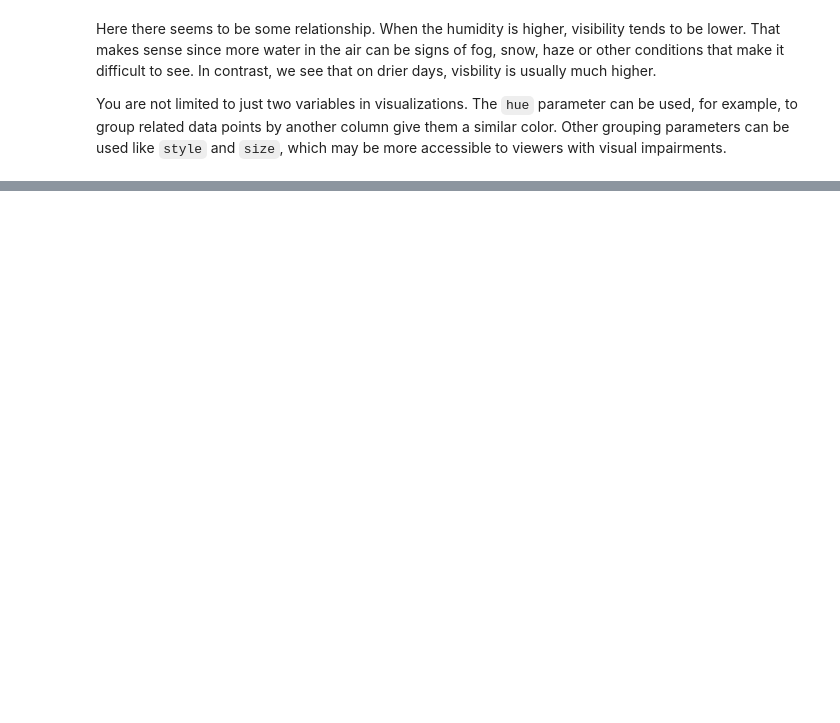
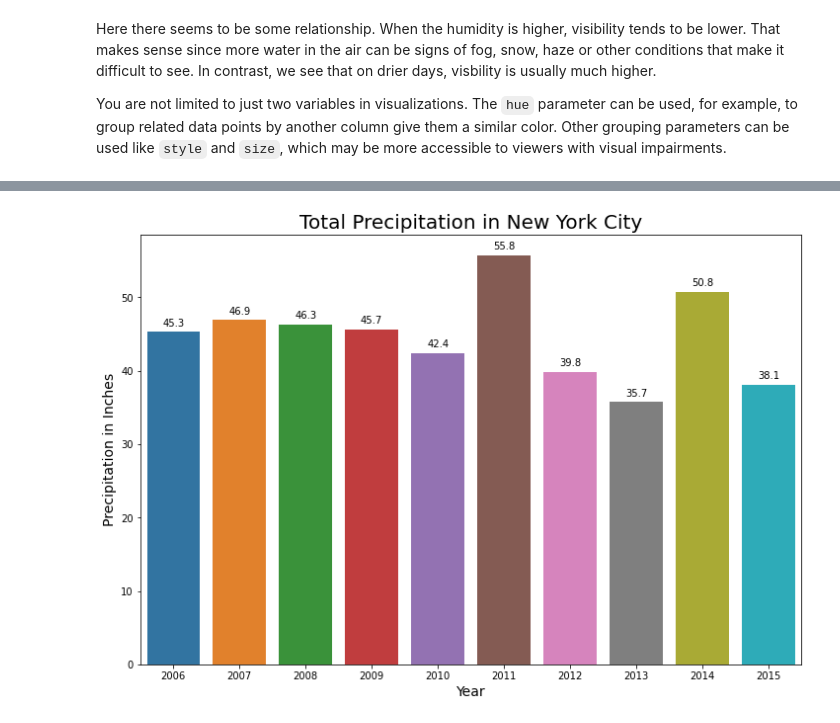
Before and after one commit to jamilnyc/notebooks, a Jupyter notebook: dataframe_visualization.ipynb, the cells around one changed output, grey strips where cells are left out. Drawn from its saved outputs; the diff is of its cells as text; code cells hidden in the pictures; blank space fills up the shorter version.

Commit message:
visualization | add example of bar graph with annotations

```diff
--- a/dataframe_visualization.ipynb
+++ b/dataframe_visualization.ipynb
@@ -89,0 +98,10 @@ g = sns.scatterplot(x="Mean.Humidity",
+# %%
+# Group by year and sum all column values in the same year
+# Reminder: df['Date'] is of type datetime64[ns], so the year must be extracted
+grp_by_year = df.groupby(df['Date'].dt.year)
+print('Data type after using groupby():', type(grp_by_year))
+by_year_sum = grp_by_year.sum()
+print('Date type after using sum():', type(by_year_sum), '\n')
+
+by_year_sum.info()
+by_year_sum.index
@@ -89,0 +142,26 @@ g = sns.scatterplot(x="Mean.Humidity",
+# %%
+# Our data
+last_ten = by_year_sum.tail(n=10)
+
+# Set figure size in inches (width, height)
+plt.figure(figsize=(12, 8))
+
+# Create the plot
+g = sns.barplot(data=last_ten, x=last_ten.index, y='PrecipitationIn')
+
+# Add labels
+g.set_title(label='Total Precipitation in New York City', fontdict={'fontsize': 20})
+axis_font = fontdict={'fontsize': 14}
+g.set_xlabel(xlabel='Year', fontdict=axis_font)
+g.set_ylabel(ylabel='Precipitation in Inches', fontdict=axis_font)
+
+# Annotate the bars with their values
+for bar in g.patches:
+    bar_text = format(bar.get_height(), '.1f')
+    annotation_coords = (bar.get_x() + bar.get_width()/2, bar.get_height())
+    text_coords = (0, 9)
+    text_offset_type = 'offset points'
+
+    g.annotate(text=bar_text, xy=annotation_coords, xytext=text_coords, textcoords=text_offset_type, ha='center', va='center')
+# %% [output]
+[figure, added]
```
Also changed, not shown: parts of 7 cells of this notebook.
